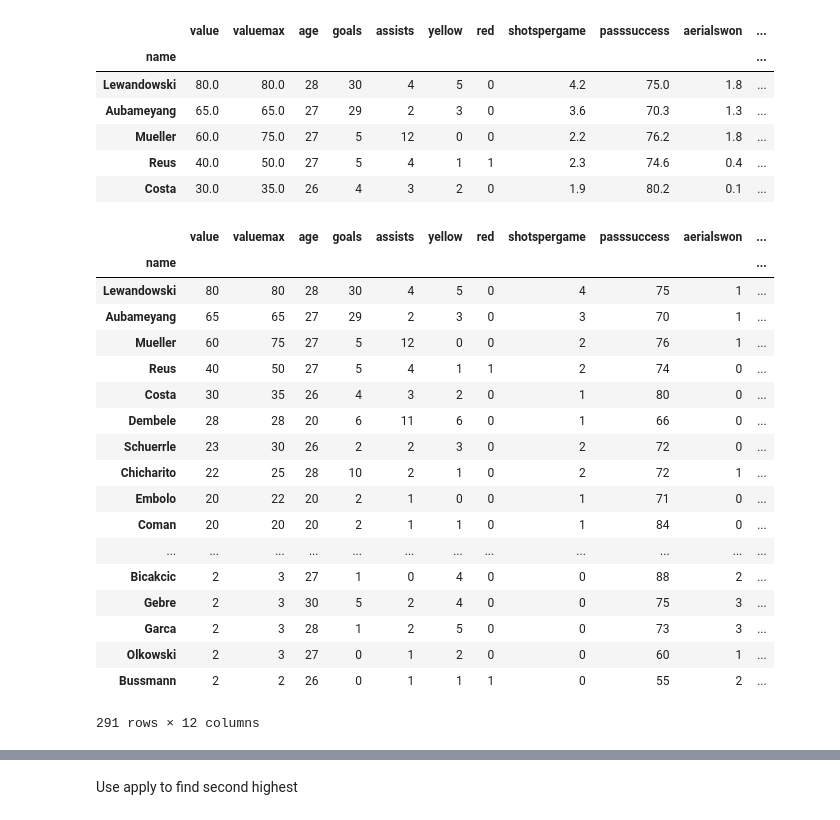
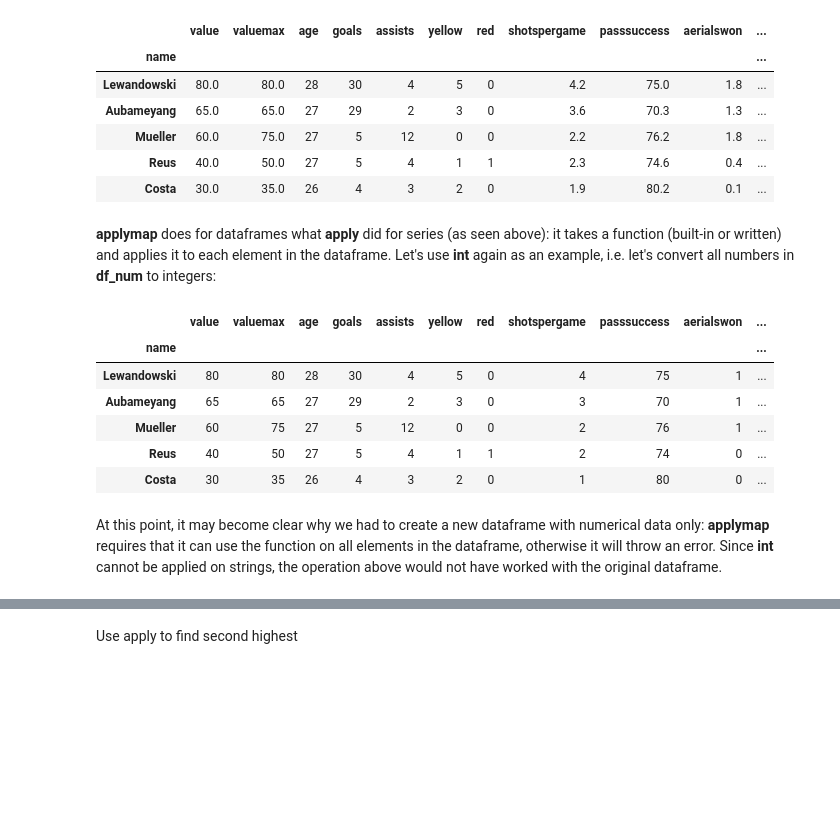
Before and after one commit to Moony2D/Python-Intro-ifo, a Jupyter notebook: PyIntro_Pandas.ipynb, the cells around one changed output, grey strips where cells are left out. Cells and saved outputs as stored; diff of their text form; code cells hidden in the pictures; blank space fills up the shorter version.

```diff
--- a/PyIntro_Pandas.ipynb
+++ b/PyIntro_Pandas.ipynb
@@ -851,28 +955,20 @@ df_num.head()
 | Mueller | 60.0 | 75.0 | 27 | 5 | 12 | 0 | 0 | 2.2 | 76.2 | 1.8 | ... |
 | Reus | 40.0 | 50.0 | 27 | 5 | 4 | 1 | 1 | 2.3 | 74.6 | 0.4 | ... |
 | Costa | 30.0 | 35.0 | 26 | 4 | 3 | 2 | 0 | 1.9 | 80.2 | 0.1 | ... |
+# %% [markdown]
+**applymap** does for dataframes what **apply** did for series (as seen above): it takes a function (built-in or written) and applies it to each element in the dataframe. Let's use **int** again as an example, i.e. let's convert all numbers in **df_num** to integers:
 # %%
-df_num.applymap(int)
+df_num.applymap(int).head()
 # %% [output]
 |  | value | valuemax | age | goals | assists | yellow | red | shotspergame | passsuccess | aerialswon | ... |
 | name |  |  |  |  |  |  |  |  |  |  | ... |
 | Lewandowski | 80 | 80 | 28 | 30 | 4 | 5 | 0 | 4 | 75 | 1 | ... |
 | Aubameyang | 65 | 65 | 27 | 29 | 2 | 3 | 0 | 3 | 70 | 1 | ... |
 | Mueller | 60 | 75 | 27 | 5 | 12 | 0 | 0 | 2 | 76 | 1 | ... |
 | Reus | 40 | 50 | 27 | 5 | 4 | 1 | 1 | 2 | 74 | 0 | ... |
 | Costa | 30 | 35 | 26 | 4 | 3 | 2 | 0 | 1 | 80 | 0 | ... |
-| Dembele | 28 | 28 | 20 | 6 | 11 | 6 | 0 | 1 | 66 | 0 | ... |
-| Schuerrle | 23 | 30 | 26 | 2 | 2 | 3 | 0 | 2 | 72 | 0 | ... |
-| Chicharito | 22 | 25 | 28 | 10 | 2 | 1 | 0 | 2 | 72 | 1 | ... |
-| Embolo | 20 | 22 | 20 | 2 | 1 | 0 | 0 | 1 | 71 | 0 | ... |
-| Coman | 20 | 20 | 20 | 2 | 1 | 1 | 0 | 1 | 84 | 0 | ... |
-| ... | ... | ... | ... | ... | ... | ... | ... | ... | ... | ... | ... |
-| Bicakcic | 2 | 3 | 27 | 1 | 0 | 4 | 0 | 0 | 88 | 2 | ... |
-| Gebre | 2 | 3 | 30 | 5 | 2 | 4 | 0 | 0 | 75 | 3 | ... |
-| Garca | 2 | 3 | 28 | 1 | 2 | 5 | 0 | 0 | 73 | 3 | ... |
-| Olkowski | 2 | 3 | 27 | 0 | 1 | 2 | 0 | 0 | 60 | 1 | ... |
-| Bussmann | 2 | 2 | 26 | 0 | 1 | 1 | 1 | 0 | 55 | 2 | ... |
-291 rows × 12 columns
+# %% [markdown]
+At this point, it may become clear why we had to create a new dataframe with numerical data only: **applymap** requires that it can use the function on all elements in the dataframe, otherwise it will throw an error. Since **int** cannot be applied on strings, the operation above would not have worked with the original dataframe.
 # %%
 df_num.apply(np.argmax)
 # %% [output]
```
Also changed, not shown: parts of 110 cells of this notebook.
